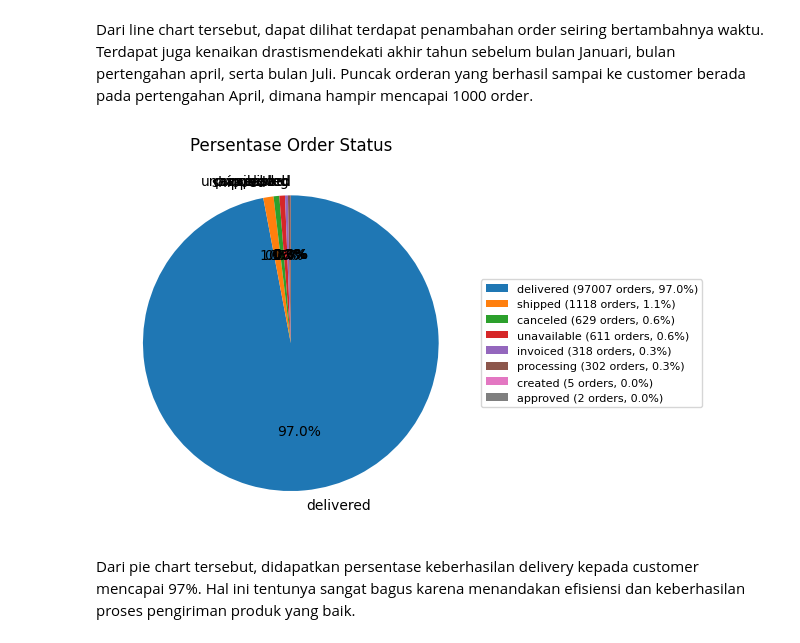
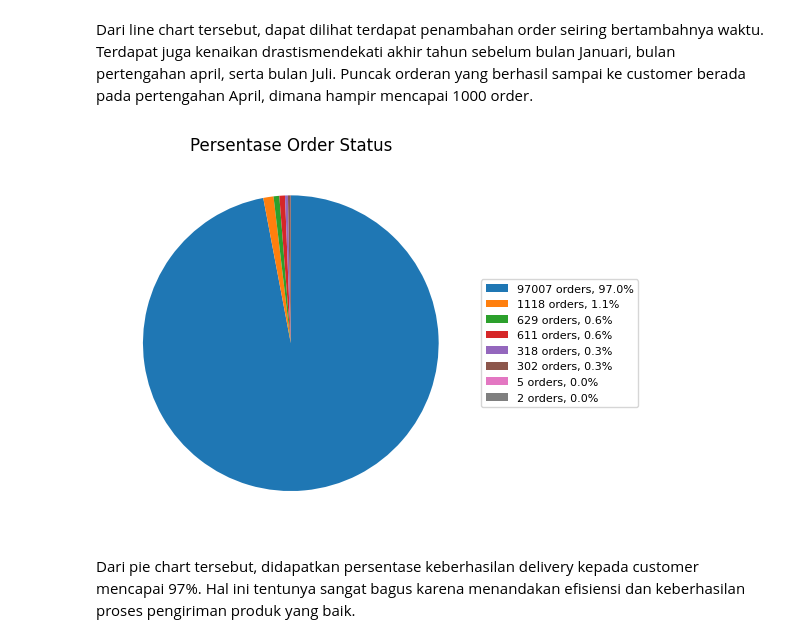
Before and after one commit to SofiaFei/submission, a Jupyter notebook: notebook.ipynb, the cells around one changed output. Saved outputs shown, nothing was run; the diff lists cells and outputs as text; code cells hidden in the pictures.

```diff
--- a/notebook.ipynb
+++ b/notebook.ipynb
@@ -1458,18 +1454,21 @@ plt.show()
 # %% [markdown]
 Dari line chart tersebut, dapat dilihat terdapat penambahan order seiring bertambahnya waktu. Terdapat juga kenaikan drastismendekati akhir tahun sebelum bulan Januari, bulan pertengahan april, serta bulan Juli. Puncak orderan yang berhasil sampai ke customer berada pada pertengahan April, dimana hampir mencapai 1000 order.
 # %%
+import matplotlib.pyplot as plt
+
 status_counts = all_df['order_status'].value_counts()
 
-plt.pie(status_counts, labels=status_counts.index, autopct='%1.1f%%', startangle=90, counterclock=False)
-legend_labels = [f"{status} ({count} orders, {percentage:.1f}%)"
-                 for status, count, percentage in zip(status_counts.index, status_counts, status_counts / status_counts.sum() * 100)]
+plt.pie(status_counts, labels=None, startangle=90, counterclock=False)
 
+# Tetap sisakan bagian legenda
+legend_labels = [f"{count} orders, {percentage:.1f}%"
+                 for count, percentage in zip(status_counts, status_counts / status_counts.sum() * 100)]
 plt.legend(legend_labels, bbox_to_anchor=(1, 0.5), loc="center left", fontsize=8)
 
 plt.title('Persentase Order Status')
 plt.show()
 # %% [output]
-[figure, old version]
+[figure, new version]
 # %% [markdown]
 Dari pie chart tersebut, didapatkan persentase keberhasilan delivery kepada customer mencapai 97%. Hal ini tentunya sangat bagus karena menandakan efisiensi dan keberhasilan proses pengiriman produk yang baik.
 # %%
```
Also changed, not shown: parts of 1 cell of this notebook, 5 other files.
